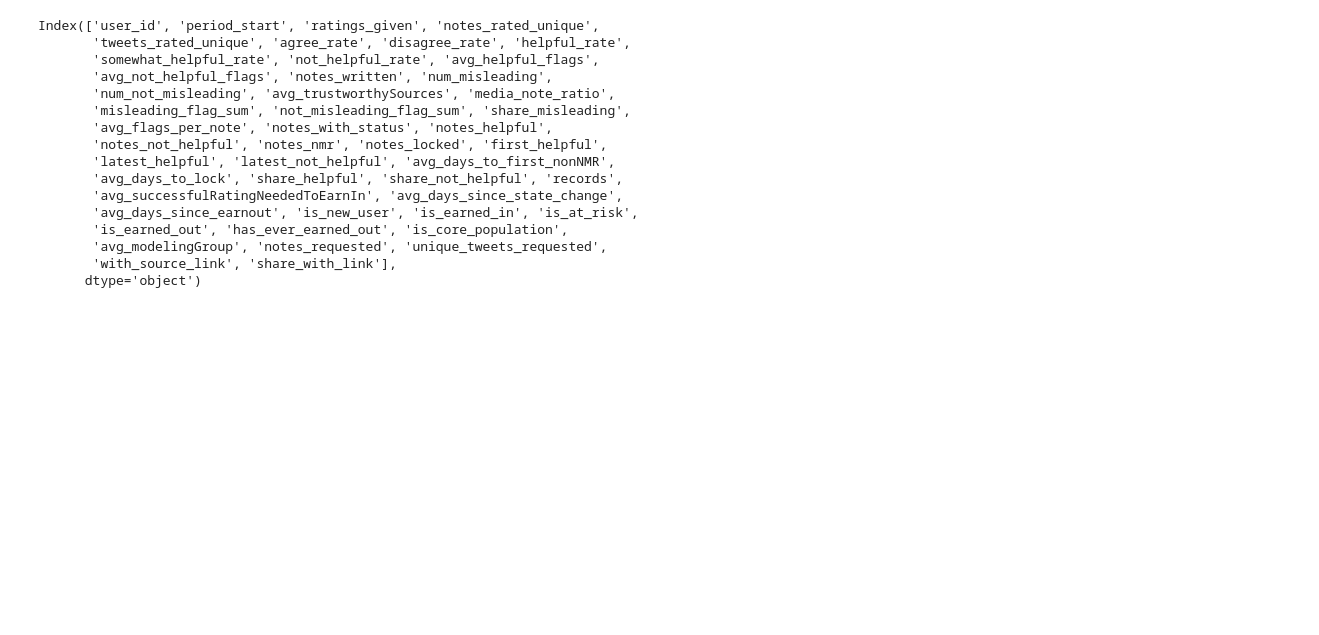
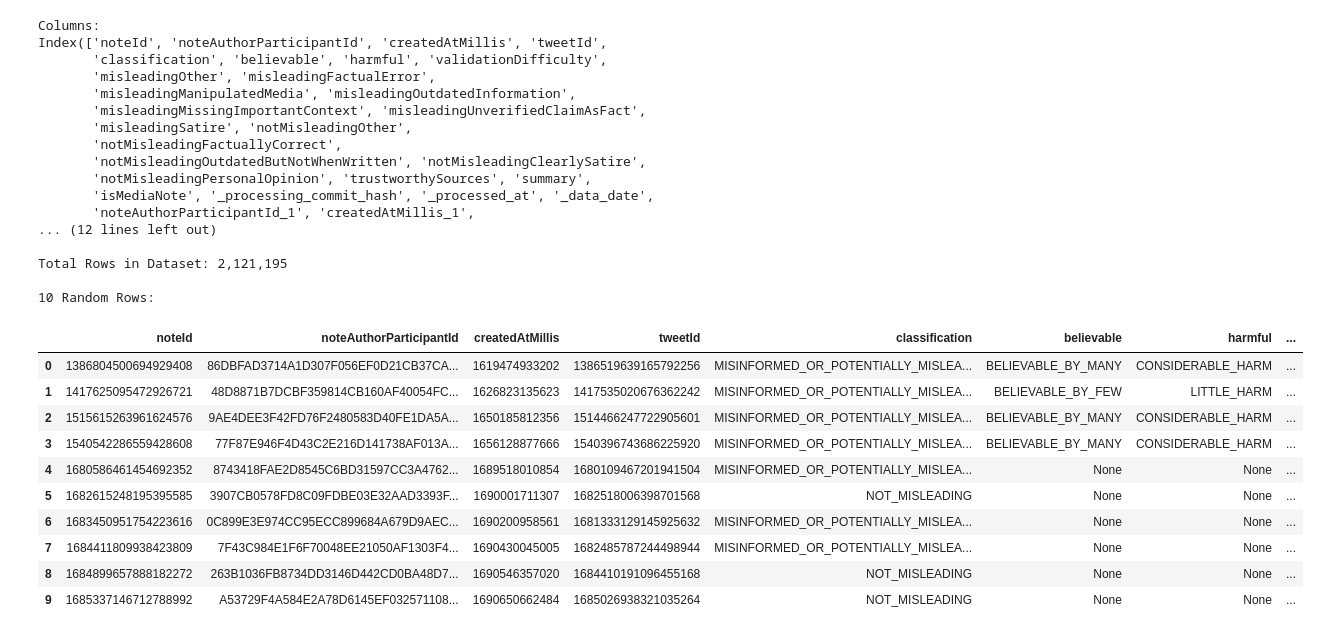
Before and after one commit to sacrom-wongbe/twitter-community-notes-user-time-series, a Jupyter notebook: tools/Data Reader.ipynb, the cells around one changed output. Drawn from its saved outputs; the diff is of its cells as text; code cells hidden in the pictures; blank space fills up the shorter version.

```diff
--- a/tools/Data Reader.ipynb
+++ b/tools/Data Reader.ipynb
@@ -20,29 +16,53 @@ Note: you may need to restart the kernel to use updated packages.
 # %%
 import duckdb
 
-path = "/home/jovyan/Shared/project1-group1/info-470-project-1/langdata/time-series-core/aggregates/user_period_master.parquet"
+path = r"C:\Users\wongb\twitter-community-notes-time-series\twitter-community-notes-user-time-series\aggregator\data\master_notes_data.parquet"
 
 con = duckdb.connect()
 
 # Read the parquet into DuckDB
 df = con.execute(f"SELECT * FROM read_parquet('{path}') LIMIT 0").fetchdf()
 
 # Show columns
+print("Columns:")
 print(df.columns)
+
+# Get total row count
+total_rows = con.execute(f"SELECT COUNT(*) FROM read_parquet('{path}')").fetchone()[0]
+print(f"\nTotal Rows in Dataset: {total_rows:,}")
+
+# Get 10 random rows
+print("\n10 Random Rows:")
+random_rows = con.execute(f"SELECT * FROM read_parquet('{path}') USING SAMPLE 10").fetchdf()
+display(random_rows)
+
+con.close()
 # %% [output]
-Index(['user_id', 'period_start', 'ratings_given', 'notes_rated_unique',
-       'tweets_rated_unique', 'agree_rate', 'disagree_rate', 'helpful_rate',
-       'somewhat_helpful_rate', 'not_helpful_rate', 'avg_helpful_flags',
-       'avg_not_helpful_flags', 'notes_written', 'num_misleading',
-       'num_not_misleading', 'avg_trustworthySources', 'media_note_ratio',
-       'misleading_flag_sum', 'not_misleading_flag_sum', 'share_misleading',
-       'avg_flags_per_note', 'notes_with_status', 'notes_helpful',
-       'notes_not_helpful', 'notes_nmr', 'notes_locked', 'first_helpful',
-       'latest_helpful', 'latest_not_helpful', 'avg_days_to_first_nonNMR',
-       'avg_days_to_lock', 'share_helpful', 'share_not_helpful', 'records',
-       'avg_successfulRatingNeededToEarnIn', 'avg_days_since_state_change',
-       'avg_days_since_earnout', 'is_new_user', 'is_earned_in', 'is_at_risk',
-       'is_earned_out', 'has_ever_earned_out', 'is_core_population',
-       'avg_modelingGroup', 'notes_requested', 'unique_tweets_requested',
-       'with_source_link', 'share_with_link'],
-      dtype='object')
+Columns:
+Index(['noteId', 'noteAuthorParticipantId', 'createdAtMillis', 'tweetId',
+       'classification', 'believable', 'harmful', 'validationDifficulty',
+       'misleadingOther', 'misleadingFactualError',
+       'misleadingManipulatedMedia', 'misleadingOutdatedInformation',
+       'misleadingMissingImportantContext', 'misleadingUnverifiedClaimAsFact',
+       'misleadingSatire', 'notMisleadingOther',
+       'notMisleadingFactuallyCorrect',
+       'notMisleadingOutdatedButNotWhenWritten', 'notMisleadingClearlySatire',
+       'notMisleadingPersonalOpinion', 'trustworthySources', 'summary',
+       'isMediaNote', '_processing_commit_hash', '_processed_at', '_data_date',
+       'noteAuthorParticipantId_1', 'createdAtMillis_1',
+... (12 lines left out)
+
+Total Rows in Dataset: 2,121,195
+
+10 Random Rows:
+|  | noteId | noteAuthorParticipantId | createdAtMillis | tweetId | classification | believable | harmful | ... |
+| 0 | 1386804500694929408 | 86DBFAD3714A1D307F056EF0D21CB37CA... | 1619474933202 | 1386519639165792256 | MISINFORMED_OR_POTENTIALLY_MISLEA... | BELIEVABLE_BY_MANY | CONSIDERABLE_HARM | ... |
+| 1 | 1417625095472926721 | 48D8871B7DCBF359814CB160AF40054FC... | 1626823135623 | 1417535020676362242 | MISINFORMED_OR_POTENTIALLY_MISLEA... | BELIEVABLE_BY_FEW | LITTLE_HARM | ... |
+| 2 | 1515615263961624576 | 9AE4DEE3F42FD76F2480583D40FE1DA5A... | 1650185812356 | 1514466247722905601 | MISINFORMED_OR_POTENTIALLY_MISLEA... | BELIEVABLE_BY_MANY | CONSIDERABLE_HARM | ... |
+| 3 | 1540542286559428608 | 77F87E946F4D43C2E216D141738AF013A... | 1656128877666 | 1540396743686225920 | MISINFORMED_OR_POTENTIALLY_MISLEA... | BELIEVABLE_BY_MANY | CONSIDERABLE_HARM | ... |
+| 4 | 1680586461454692352 | 8743418FAE2D8545C6BD31597CC3A4762... | 1689518010854 | 1680109467201941504 | MISINFORMED_OR_POTENTIALLY_MISLEA... | None | None | ... |
+| 5 | 1682615248195395585 | 3907CB0578FD8C09FDBE03E32AAD3393F... | 1690001711307 | 1682518006398701568 | NOT_MISLEADING | None | None | ... |
+| 6 | 1683450951754223616 | 0C899E3E974CC95ECC899684A679D9AEC... | 1690200958561 | 1681333129145925632 | MISINFORMED_OR_POTENTIALLY_MISLEA... | None | None | ... |
+| 7 | 1684411809938423809 | 7F43C984E1F6F70048EE21050AF1303F4... | 1690430045005 | 1682485787244498944 | MISINFORMED_OR_POTENTIALLY_MISLEA... | None | None | ... |
+| 8 | 1684899657888182272 | 263B1036FB8734DD3146D442CD0BA48D7... | 1690546357020 | 1684410191096455168 | NOT_MISLEADING | None | None | ... |
+| 9 | 1685337146712788992 | A53729F4A584E2A78D6145EF032571108... | 1690650662484 | 1685026938321035264 | NOT_MISLEADING | None | None | ... |
```
Also changed, not shown: parts of 2 cells of this notebook, 6 other files.
